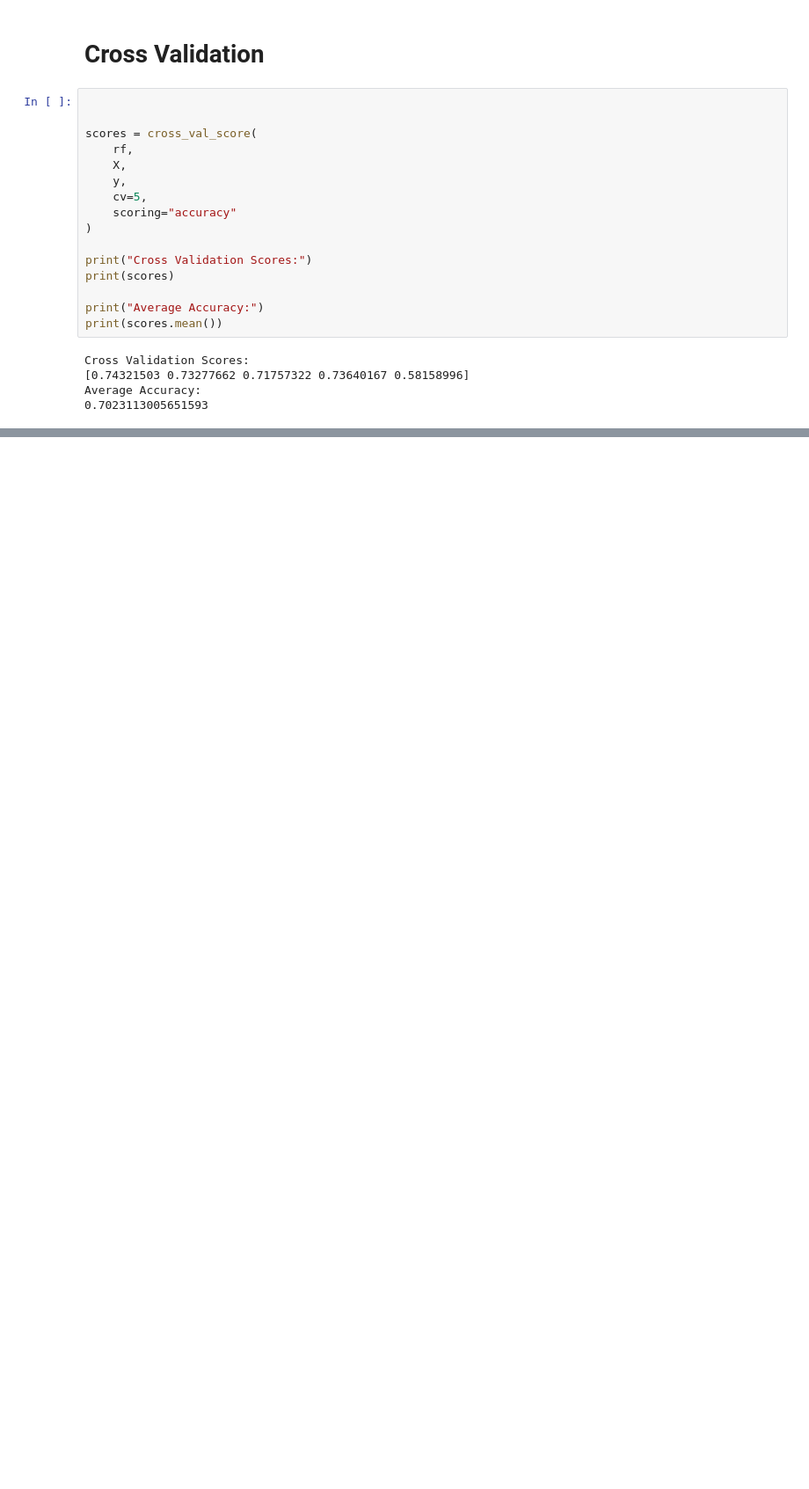
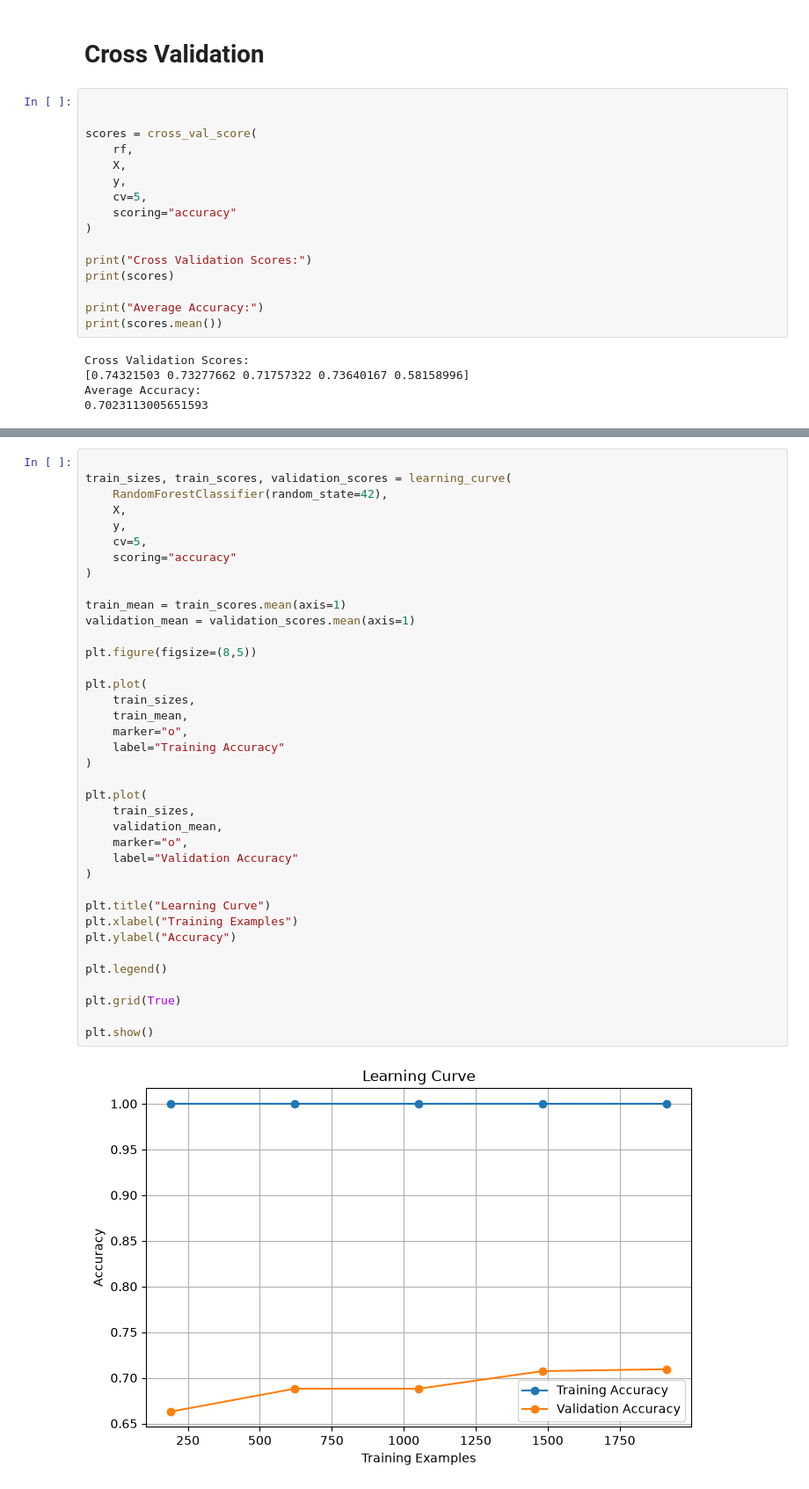
Before and after one commit to SahitSigdel/Student-Performance-Prediction, a Jupyter notebook: Notebook/GradeClass_Prediction.ipynb, the cells around one changed output, grey strips where cells are left out. Shown at 88% size. Cells and saved outputs as stored; diff of their text form; blank space fills up the shorter version.

```diff
--- a/Notebook/GradeClass_Prediction.ipynb
+++ b/Notebook/GradeClass_Prediction.ipynb
@@ -418,0 +425,40 @@ Average Accuracy:
+# %%
+
+train_sizes, train_scores, validation_scores = learning_curve(
+    RandomForestClassifier(random_state=42),
+    X,
+    y,
+    cv=5,
+    scoring="accuracy"
+)
+
+train_mean = train_scores.mean(axis=1)
+validation_mean = validation_scores.mean(axis=1)
+
+plt.figure(figsize=(8,5))
+
+plt.plot(
+    train_sizes,
+    train_mean,
+    marker="o",
+    label="Training Accuracy"
+)
+
+plt.plot(
+    train_sizes,
+    validation_mean,
+    marker="o",
+    label="Validation Accuracy"
+)
+
+plt.title("Learning Curve")
+plt.xlabel("Training Examples")
+plt.ylabel("Accuracy")
+
+plt.legend()
+
+plt.grid(True)
+
+plt.show()
+# %% [output]
+[figure, added]
```
Also changed, not shown: parts of 5 cells of this notebook.
